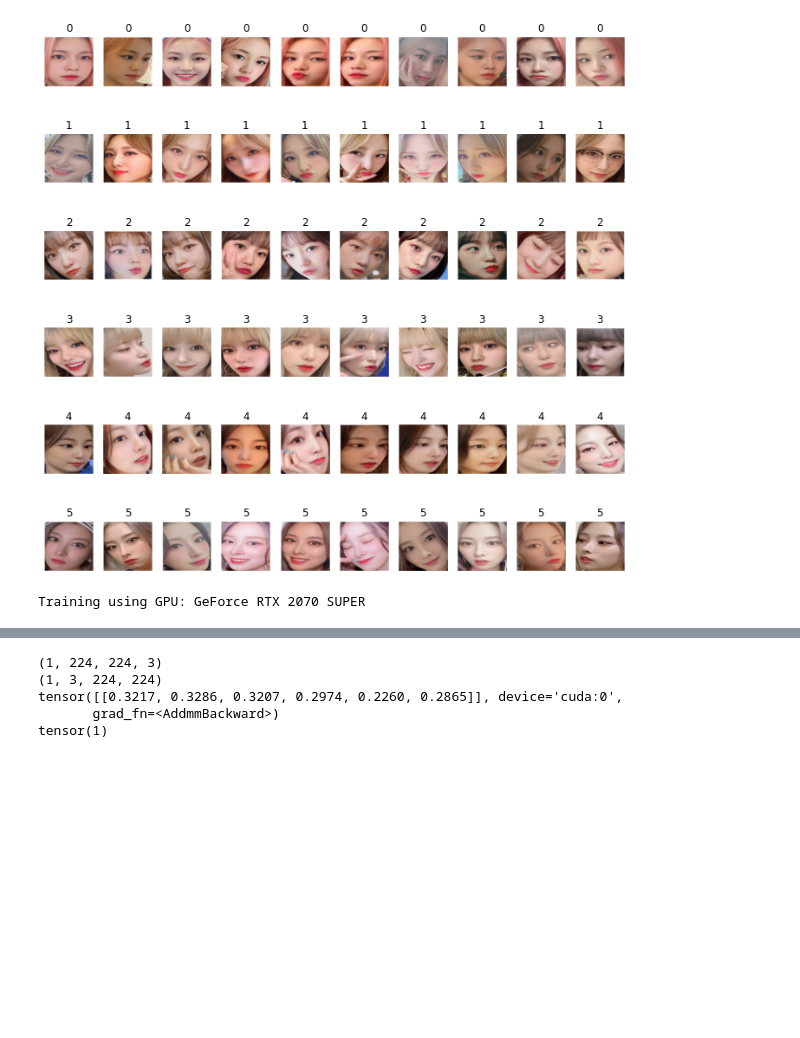
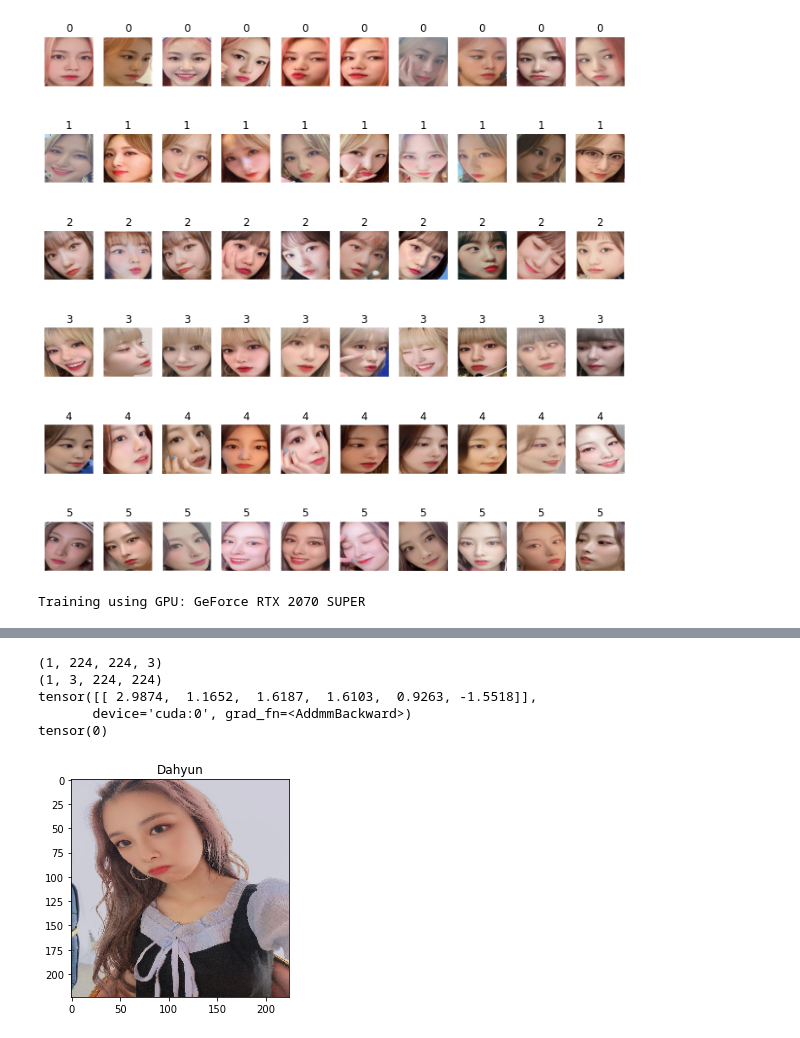
Before and after one commit to archeltaneka/facial-expression-reader, a Jupyter notebook: playground.ipynb, the cells around one changed output, grey strips where cells are left out. Drawn from its saved outputs; the diff is of its cells as text; code cells hidden in the pictures; blank space fills up the shorter version.

```diff
--- a/playground.ipynb
+++ b/playground.ipynb
@@ -162,12 +162,12 @@ train_labels = raw_train_data[1]
 test_features = raw_test_data[0]
 
 IMG_SIZE = 224
-m = len(features)
+m = len(train_features)
 c = 3
 
-x_train = np.asarray(features)
+x_train = np.asarray(train_features)
 x_train_batch_first = x_train.reshape([m,c,IMG_SIZE,IMG_SIZE])
-y_train = np.asarray(labels)
+y_train = np.asarray(train_labels)
 
 print(x_train.shape)
 print(x_train_batch_first.shape)
@@ -180,7 +180,7 @@ print(y_train.shape)
 # show all faces for each members
 fig, ax = plt.subplots(6, 10, figsize=(12,12))
 
-for (x, y, axi) in zip(features, labels, ax.flatten()):
+for (x, y, axi) in zip(train_features, train_labels, ax.flatten()):
 #     x = cv2.cvtColor(x, cv2.COLOR_BGR2RGB)
     axi.imshow(x)
     axi.set_title(y)
@@ -303,10 +301,13 @@ Epoch: 20 | Training Loss: tensor(1.7639, device='cuda:0')
 def predict(img_path, use_cuda):
 
     IMG_SIZE = 224
+    NAMES = ['Dahyun', 'Juri', 'Sohee', 'Suyun', 'Yeonhee', 'Yunkyoung']
 
     test_img = cv2.imread(img_path)
     test_img = cv2.resize(test_img, (IMG_SIZE, IMG_SIZE))
     test_img = cv2.cvtColor(test_img, cv2.COLOR_BGR2RGB)
+
+    plt.imshow(test_img)
 
     test_img = np.expand_dims(test_img, axis=0)
     print(test_img.shape)
@@ -327,14 +328,16 @@ def predict(img_path, use_cuda):
     print(output)
     pred = np.argmax(output.cpu().detach())
     print(pred)
+    plt.title(NAMES[pred])
 # %%
-predict('./data/test/Ei6c6lgVgAUTXhE.jpg', use_cuda=gpu_availability)
+predict('./data/test/EjFOgBWU4AYMoab.jpg', use_cuda=gpu_availability)
 # %% [output]
 (1, 224, 224, 3)
 (1, 3, 224, 224)
-tensor([[0.3217, 0.3286, 0.3207, 0.2974, 0.2260, 0.2865]], device='cuda:0',
-       grad_fn=<AddmmBackward>)
-tensor(1)
+tensor([[ 2.9874,  1.1652,  1.6187,  1.6103,  0.9263, -1.5518]],
+       device='cuda:0', grad_fn=<AddmmBackward>)
+tensor(0)
+[figure, added]
 # %%
 # def play_video(path):
 #     frame_name = 'Video'
```
Also changed, not shown: parts of 3 cells of this notebook.
